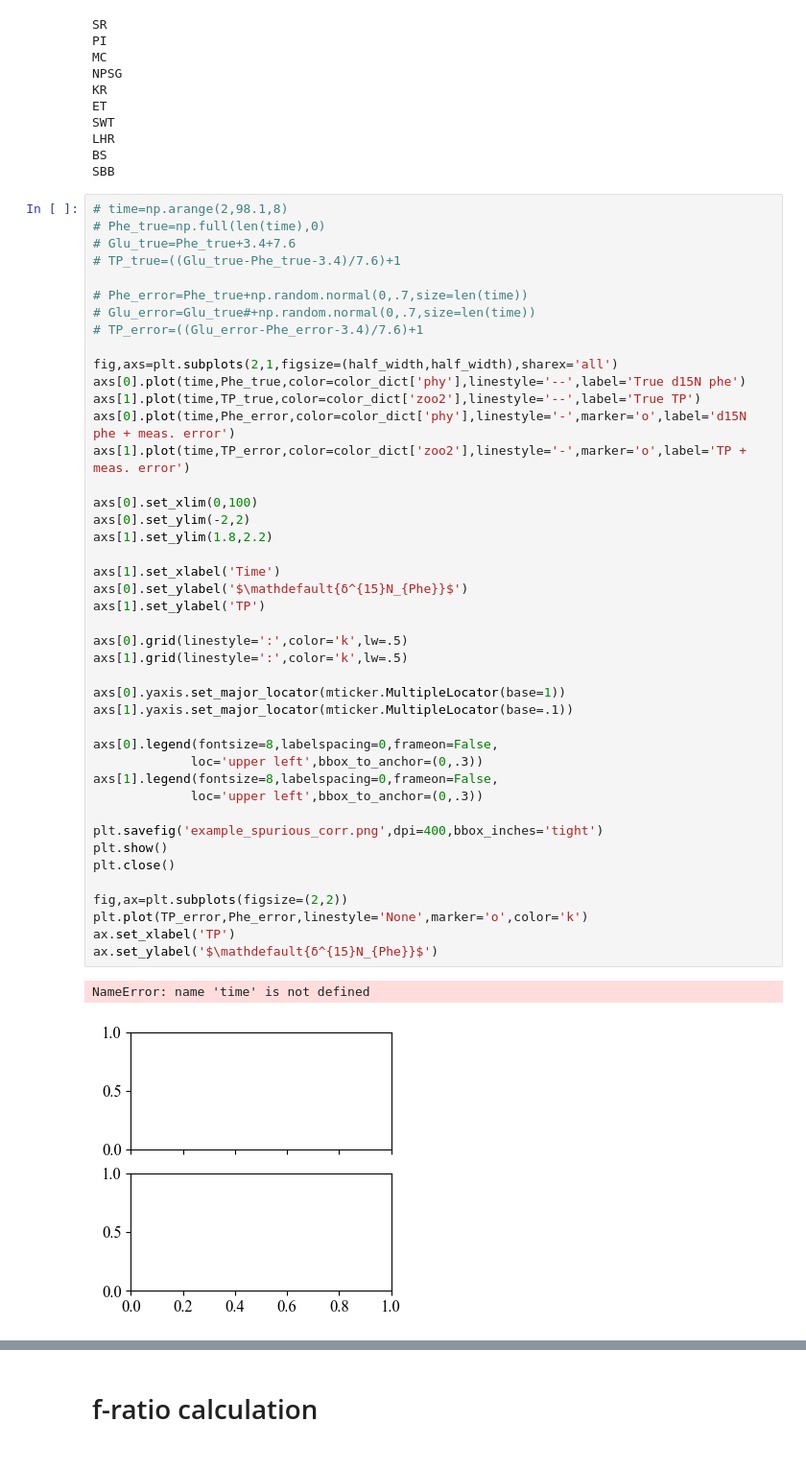
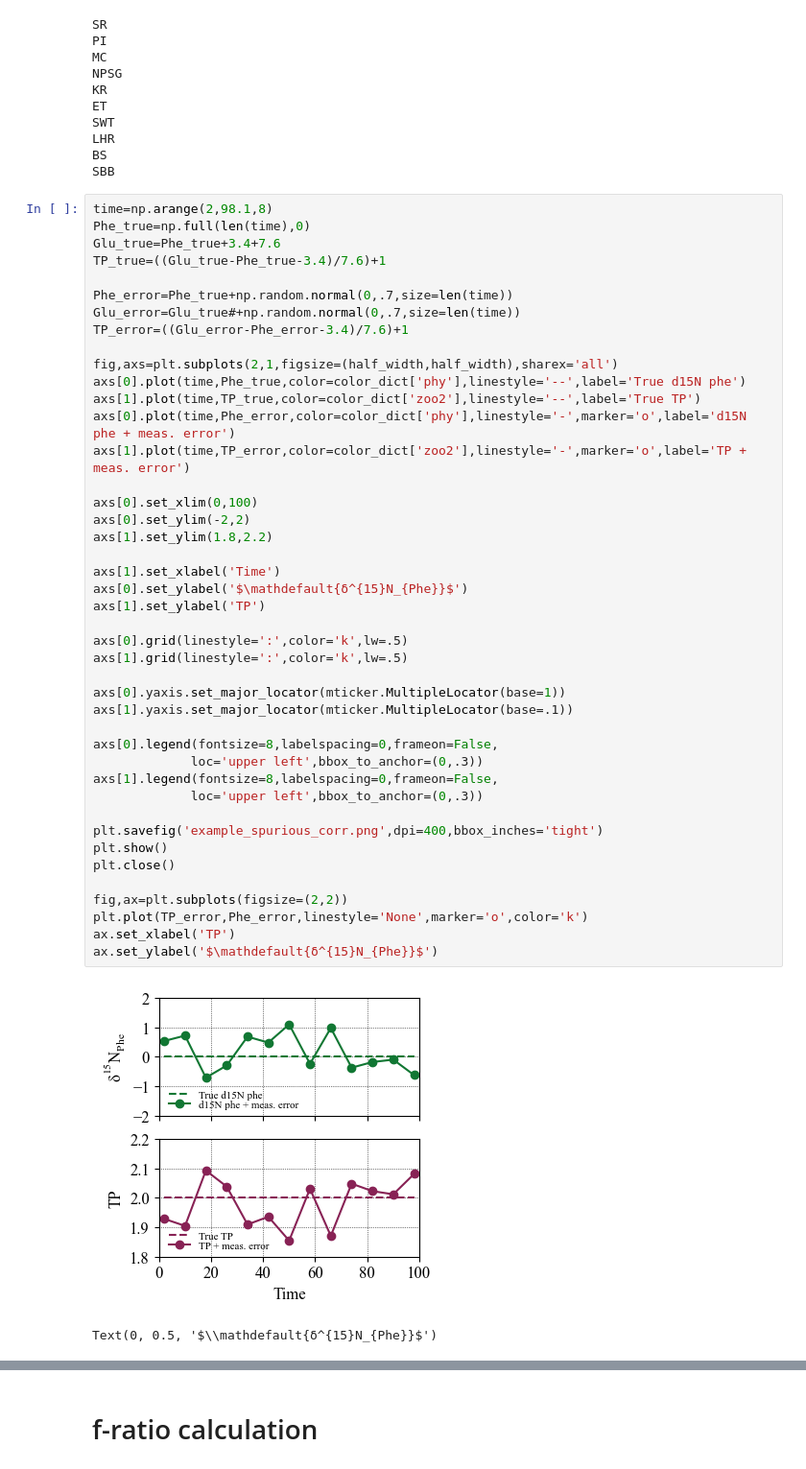
Before and after one commit to evepug/TP_baseline_coupling, a Jupyter notebook: TP_baseline_analysis_wdict.ipynb, the cells around one changed output, grey strips where cells are left out. Shown at 96% size. Cells and saved outputs as stored; diff of their text form.

```diff
--- a/TP_baseline_analysis_wdict.ipynb
+++ b/TP_baseline_analysis_wdict.ipynb
@@ -2864,14 +2867,14 @@ LHR
 BS
 SBB
 # %%
-# time=np.arange(2,98.1,8)
-# Phe_true=np.full(len(time),0)
-# Glu_true=Phe_true+3.4+7.6
-# TP_true=((Glu_true-Phe_true-3.4)/7.6)+1
+time=np.arange(2,98.1,8)
+Phe_true=np.full(len(time),0)
+Glu_true=Phe_true+3.4+7.6
+TP_true=((Glu_true-Phe_true-3.4)/7.6)+1
 
-# Phe_error=Phe_true+np.random.normal(0,.7,size=len(time))
-# Glu_error=Glu_true#+np.random.normal(0,.7,size=len(time))
-# TP_error=((Glu_error-Phe_error-3.4)/7.6)+1
+Phe_error=Phe_true+np.random.normal(0,.7,size=len(time))
+Glu_error=Glu_true#+np.random.normal(0,.7,size=len(time))
+TP_error=((Glu_error-Phe_error-3.4)/7.6)+1
 
 fig,axs=plt.subplots(2,1,figsize=(half_width,half_width),sharex='all')
 axs[0].plot(time,Phe_true,color=color_dict['phy'],linestyle='--',label='True d15N phe')
@@ -2880,32 +2883,32 @@ axs[0].plot(time,Phe_error,color=color_dict['phy'],linestyle='-',marker='o',labe
 axs[1].plot(time,TP_error,color=color_dict['zoo2'],linestyle='-',marker='o',label='TP + meas. error')
 
 axs[0].set_xlim(0,100)
 axs[0].set_ylim(-2,2)
 axs[1].set_ylim(1.8,2.2)
 
 axs[1].set_xlabel('Time')
 axs[0].set_ylabel('$\mathdefault{δ^{15}N_{Phe}}$')
 axs[1].set_ylabel('TP')
 
 axs[0].grid(linestyle=':',color='k',lw=.5)
 axs[1].grid(linestyle=':',color='k',lw=.5)
 
 axs[0].yaxis.set_major_locator(mticker.MultipleLocator(base=1))
 axs[1].yaxis.set_major_locator(mticker.MultipleLocator(base=.1))
 
 axs[0].legend(fontsize=8,labelspacing=0,frameon=False,
              loc='upper left',bbox_to_anchor=(0,.3))
 axs[1].legend(fontsize=8,labelspacing=0,frameon=False,
              loc='upper left',bbox_to_anchor=(0,.3))
 
 plt.savefig('example_spurious_corr.png',dpi=400,bbox_inches='tight')
 plt.show()
 plt.close()
 
 fig,ax=plt.subplots(figsize=(2,2))
 plt.plot(TP_error,Phe_error,linestyle='None',marker='o',color='k')
 ax.set_xlabel('TP')
 ax.set_ylabel('$\mathdefault{δ^{15}N_{Phe}}$')
 # %% [output]
+[figure, new version]
-NameError: name 'time' is not defined
+Text(0, 0.5, '$\\mathdefault{δ^{15}N_{Phe}}$')
-[figure, old version]
```
Also changed, not shown: parts of 18 cells of this notebook, 17 other files.
